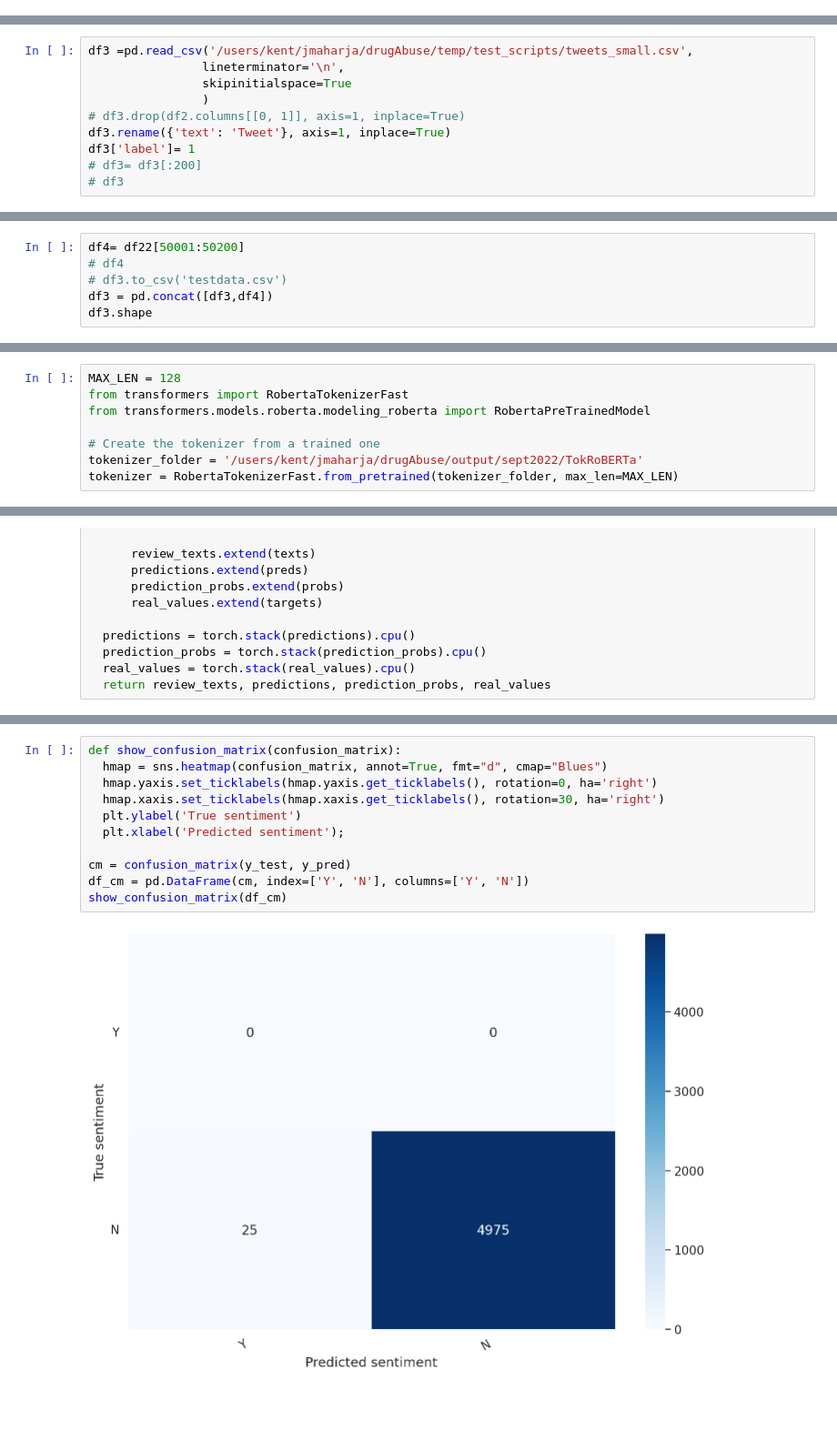
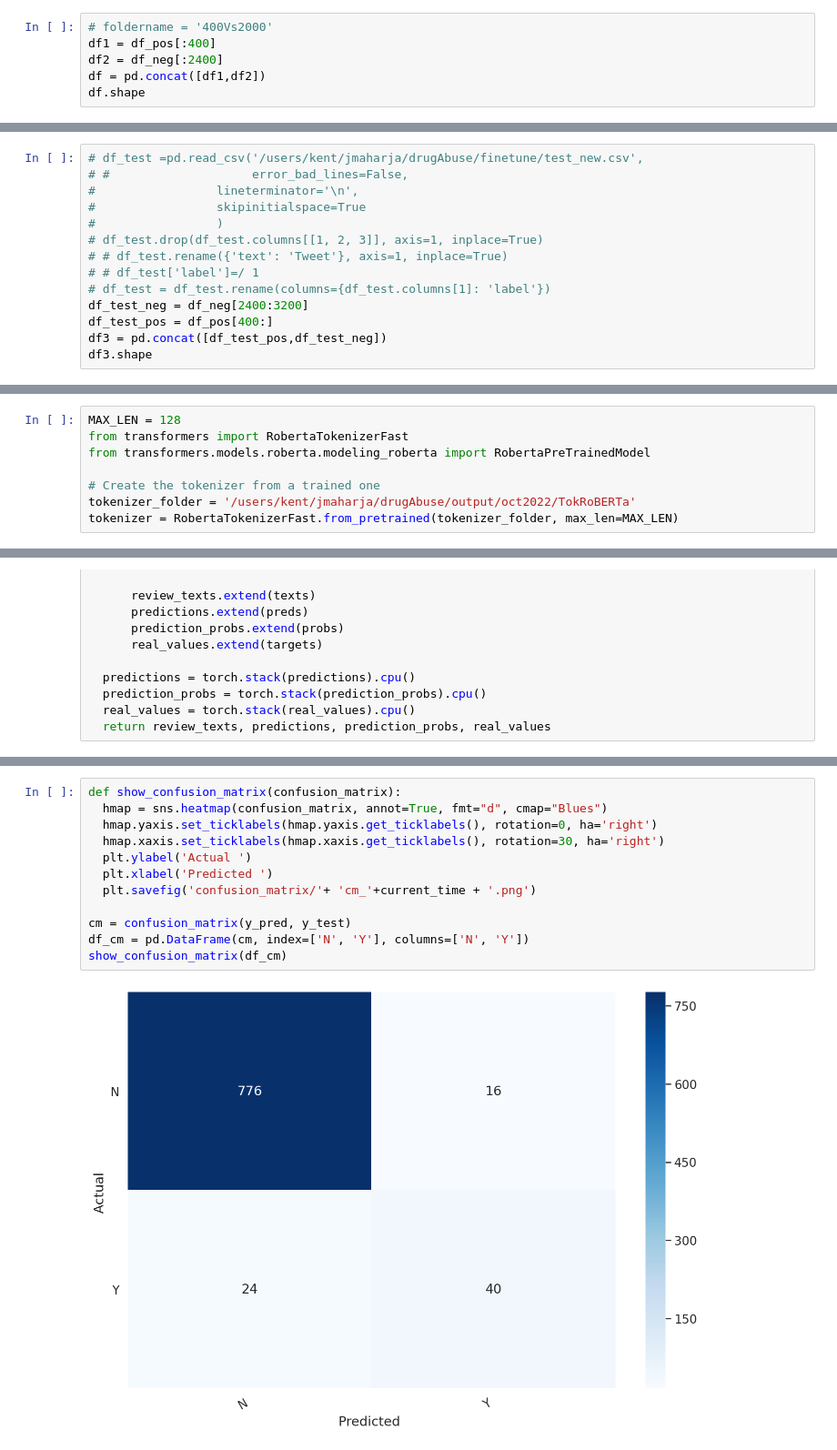
Before and after one commit to JulinaM/robertaForTweetAnalysis, a Jupyter notebook: finetune/Fine_tune_TweetsClassifier.ipynb, the cells around one changed output, grey strips where cells are left out. Shown at 91% size. Drawn from its saved outputs; the diff is of its cells as text; blank space fills up the shorter version.

```diff
--- a/finetune/Fine_tune_TweetsClassifier.ipynb
+++ b/finetune/Fine_tune_TweetsClassifier.ipynb
@@ -61,0 +94,6 @@ df1.drop(df1.columns[[0, 2,3,4]], axis=1, inplace=True)
+# %%
+# foldername = '400Vs2000'
+df1 = df_pos[:400]
+df2 = df_neg[:2400]
+df = pd.concat([df1,df2])
+df.shape
@@ -70,11 +114,15 @@ df2['label'] = 0
 # %%
-df3 =pd.read_csv('/users/kent/jmaharja/drugAbuse/temp/test_scripts/tweets_small.csv',
-                lineterminator='\n',
-                skipinitialspace=True
-                )
-# df3.drop(df2.columns[[0, 1]], axis=1, inplace=True)
-df3.rename({'text': 'Tweet'}, axis=1, inplace=True)
-df3['label']= 1
-# df3= df3[:200]
-# df3
+# df_test =pd.read_csv('/users/kent/jmaharja/drugAbuse/finetune/test_new.csv',
+# #                    error_bad_lines=False,
+#                 lineterminator='\n',
+#                 skipinitialspace=True
+#                 )
+# df_test.drop(df_test.columns[[1, 2, 3]], axis=1, inplace=True)
+# # df_test.rename({'text': 'Tweet'}, axis=1, inplace=True)
+# # df_test['label']=/ 1
+# df_test = df_test.rename(columns={df_test.columns[1]: 'label'})
+df_test_neg = df_neg[2400:3200]
+df_test_pos = df_pos[400:]
+df3 = pd.concat([df_test_pos,df_test_neg])
+df3.shape
 # %% [output]
@@ -94,6 +129,0 @@ df3['label']= 1
-# %%
-df4= df22[50001:50200]
-# df4
-# df3.to_csv('testdata.csv')
-df3 = pd.concat([df3,df4])
-df3.shape
@@ -121,7 +146,7 @@ from transformers import RobertaTokenizerFast
 from transformers.models.roberta.modeling_roberta import RobertaPreTrainedModel
 
 # Create the tokenizer from a trained one
-tokenizer_folder = '/users/kent/jmaharja/drugAbuse/output/sept2022/TokRoBERTa'
+tokenizer_folder = '/users/kent/jmaharja/drugAbuse/output/oct2022/TokRoBERTa'
 tokenizer = RobertaTokenizerFast.from_pretrained(tokenizer_folder, max_len=MAX_LEN)
 # %%
 from torch.utils.data import Dataset
@@ -477,13 +477,14 @@ weighted avg       1.00      0.99      1.00      5000
 # %%
 def show_confusion_matrix(confusion_matrix):
   hmap = sns.heatmap(confusion_matrix, annot=True, fmt="d", cmap="Blues")
   hmap.yaxis.set_ticklabels(hmap.yaxis.get_ticklabels(), rotation=0, ha='right')
   hmap.xaxis.set_ticklabels(hmap.xaxis.get_ticklabels(), rotation=30, ha='right')
-  plt.ylabel('True sentiment')
-  plt.xlabel('Predicted sentiment');
+  plt.ylabel('Actual ')
+  plt.xlabel('Predicted ')
+  plt.savefig('confusion_matrix/'+ 'cm_'+current_time + '.png')
 
-cm = confusion_matrix(y_test, y_pred)
-df_cm = pd.DataFrame(cm, index=['Y', 'N'], columns=['Y', 'N'])
+cm = confusion_matrix(y_pred, y_test)
+df_cm = pd.DataFrame(cm, index=['N', 'Y'], columns=['N', 'Y'])
 show_confusion_matrix(df_cm)
 # %% [output]
-[figure, old version]
+[figure, new version]
```
Also changed, not shown: parts of 23 cells of this notebook, 5 other files.
